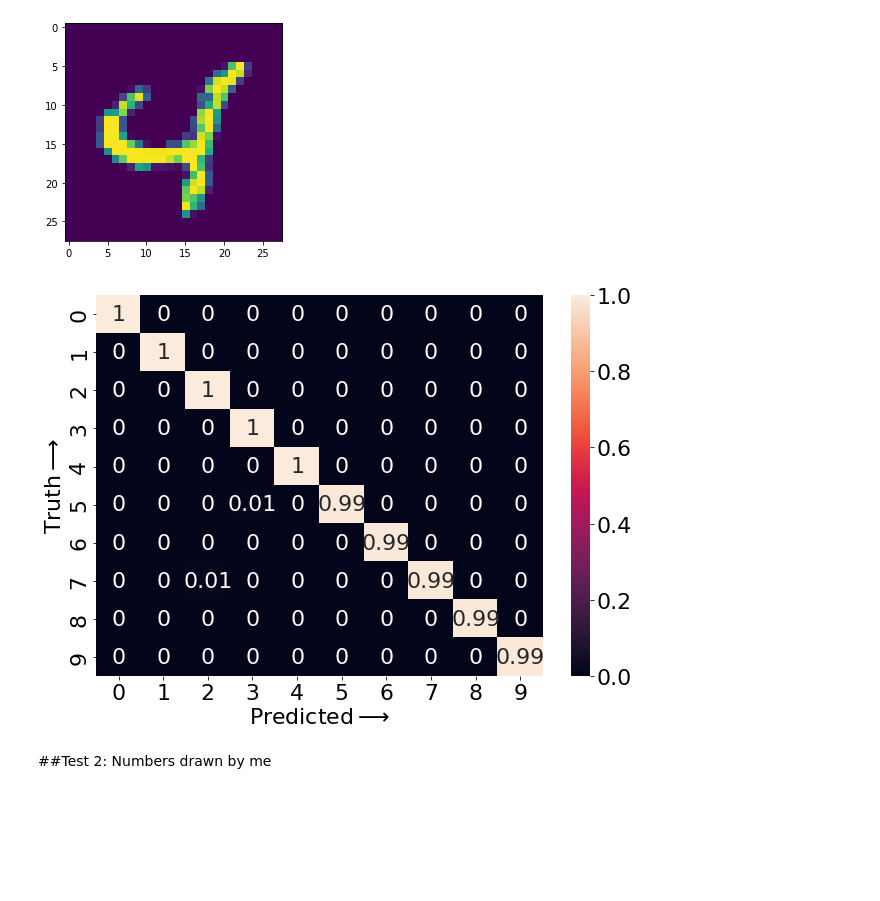
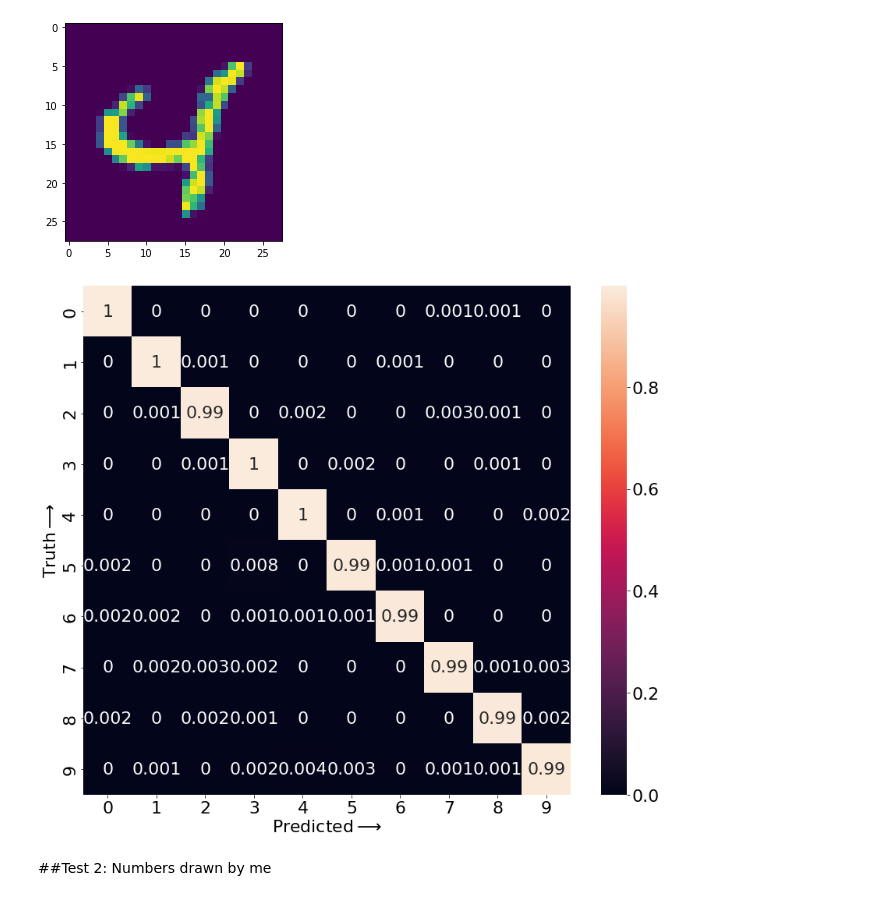
Before and after one commit to HilkarSoberanes/MachineLearning, a Jupyter notebook: Mnist.ipynb, the cells around one changed output. Drawn from its saved outputs; the diff is of its cells as text; code cells hidden in the pictures; blank space fills up the shorter version.

```diff
--- a/Mnist.ipynb
+++ b/Mnist.ipynb
@@ -262,14 +266,14 @@ The prediction of this sample labeled as  4 is  4
 [figure]
 # %%
 predictions_array =np.array([np.argmax(predictions[i]) for i in range(len(y_test))]) #Array of all predicted labels
-cm =np.around(confusion_matrix(y_true = y_test, y_pred = predictions_array, normalize = 'true'), decimals=2) #Confusion matrix array
+cm =np.around(confusion_matrix(y_true = y_test, y_pred = predictions_array, normalize = 'true'), decimals=3) #Confusion matrix array
 df_cm = pd.DataFrame(cm, index = [i for i in range(0,10)], columns = [i for i in range(0,10)]) #Confusion matrix array turned into a dataframe
-plt.figure(figsize = (10,7))
+plt.figure(figsize = (14,12))
 plt.rcParams.update({'font.size': 22})
 ax = sns.heatmap(df_cm, annot=True)
 ax.set(xlabel=r'Predicted$\longrightarrow$', ylabel=r'Truth$\longrightarrow$');
 # %% [output]
-[figure, old version]
+[figure, new version]
 # %% [markdown]
 ##Test 2: Numbers drawn by me
 # %%
```
Also changed, not shown: parts of 8 cells of this notebook.
